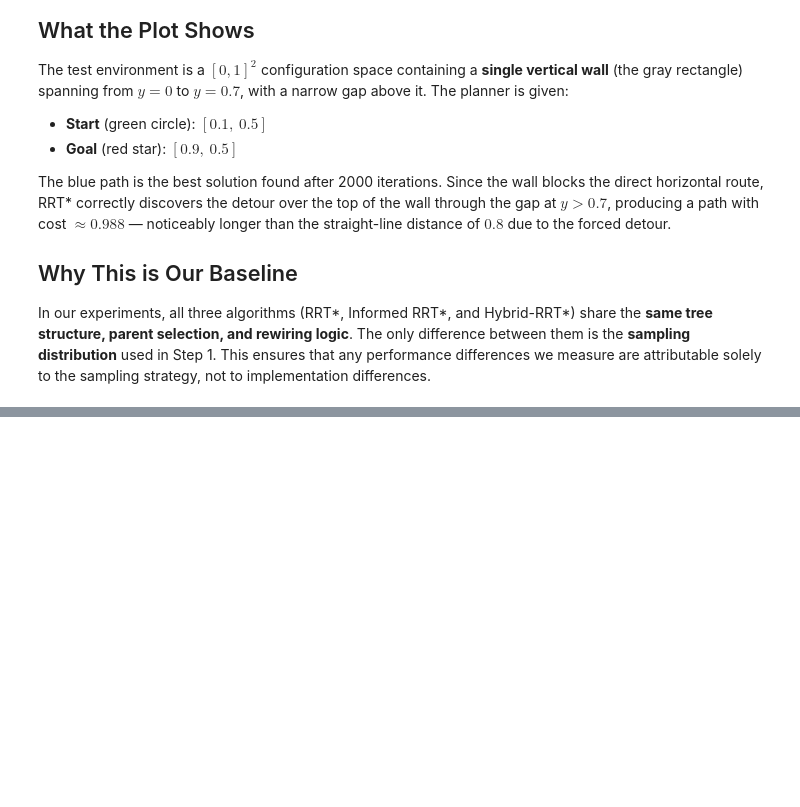
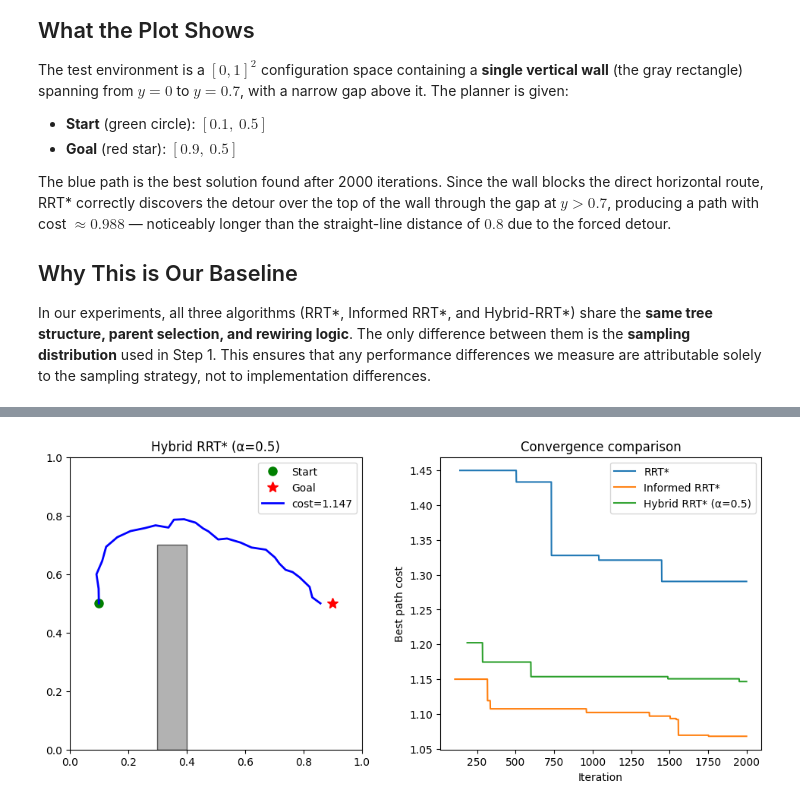
Before and after one commit to Camille-Ferrell/mobile_robotics_final_project, a Jupyter notebook: final_project.ipynb, the cells around one changed output, grey strips where cells are left out. Saved outputs shown, nothing was run; the diff lists cells and outputs as text; code cells hidden in the pictures; blank space fills up the shorter version.

```diff
--- a/final_project.ipynb
+++ b/final_project.ipynb
@@ -54,0 +176,25 @@ ax.legend(); plt.show()
+# %%
+from hybrid_rrt_star import hybrid_rrt_star
+
+params_h = {**params, 'alpha': 0.5}
+
+path_h, cost_h, t_init_h, n_init_h, cost_hist_h = hybrid_rrt_star(
+    map_, [0.1, 0.5], [0.9, 0.5], goal_radius=0.05, params=params_h)
+
+fig, axes = plt.subplots(1, 2, figsize=(12, 5))
+
+# left: path
+plot_map(axes[0], map_, [0.1, 0.5], [0.9, 0.5])
+if path_h is not None:
+    axes[0].plot(path_h[:,0], path_h[:,1], 'b-', lw=2, label=f'cost={cost_h:.3f}')
+axes[0].set_title('Hybrid RRT* (α=0.5)'); axes[0].legend()
+
+# right: all three convergence curves
+axes[1].plot(cost_hist,   label='RRT*')
+axes[1].plot(cost_hist_i, label='Informed RRT*')
+axes[1].plot(cost_hist_h, label='Hybrid RRT* (α=0.5)')
+axes[1].set_xlabel('Iteration'); axes[1].set_ylabel('Best path cost')
+axes[1].set_title('Convergence comparison'); axes[1].legend()
+plt.show()
+# %% [output]
+[figure, added]
```
Also changed, not shown: parts of 6 cells of this notebook, 3 other files.
